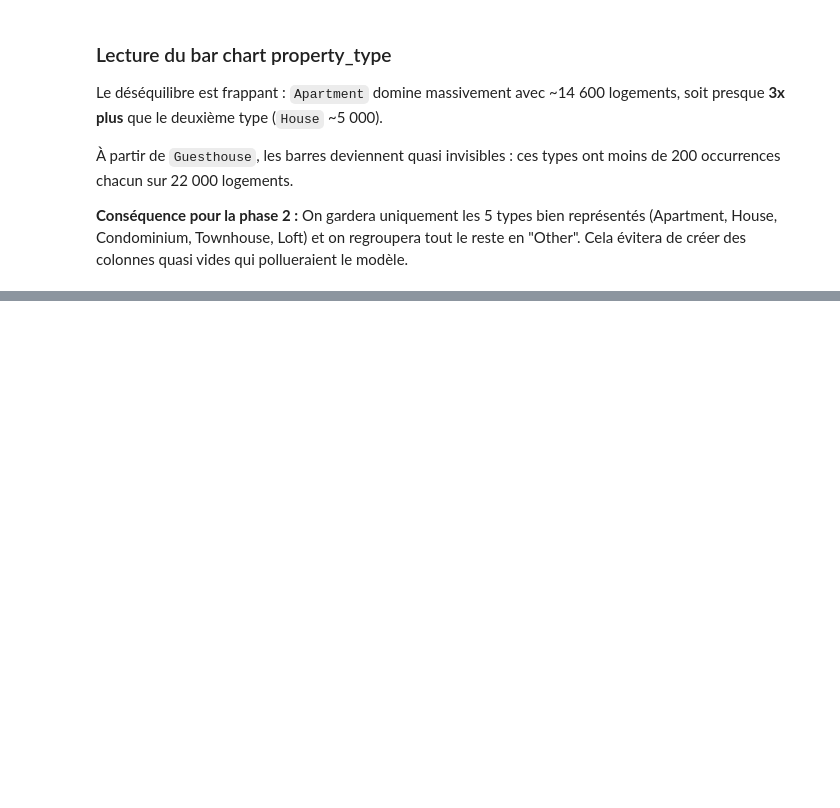
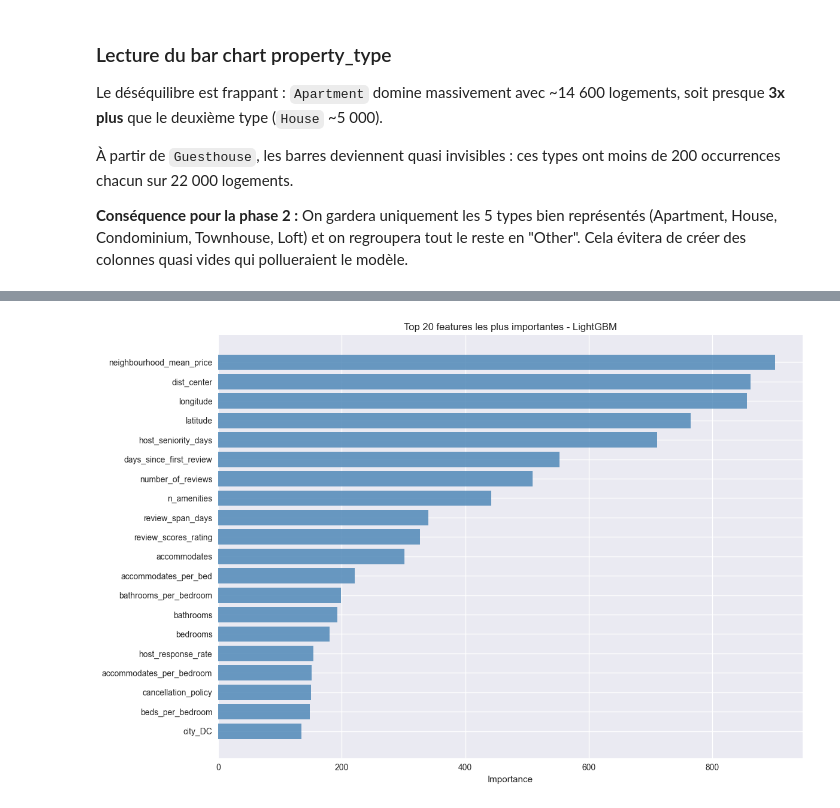
Before and after one commit to GingaShift/airbnb-price-oracle, a Jupyter notebook: notebooks/airbnb_price_oracle.ipynb, the cells around one changed output, grey strips where cells are left out. Saved outputs shown, nothing was run; the diff lists cells and outputs as text; code cells hidden in the pictures; blank space fills up the shorter version.

```diff
--- a/notebooks/airbnb_price_oracle.ipynb
+++ b/notebooks/airbnb_price_oracle.ipynb
@@ -1178,21 +1435,23 @@ residuals_available = True
 # %%
 # Les 20 features les plus importantes
 feature_importance = pd.DataFrame({
     'feature'   : X.columns,
     'importance': best_lgbm.feature_importances_
 }).sort_values('importance', ascending=False).head(20)
 
 fig, ax = plt.subplots(figsize=(12, 8))
 bars = ax.barh(feature_importance['feature'],
                feature_importance['importance'],
                color='steelblue', alpha=0.8)
-ax.set_title('Top 20 features les plus importantes — LightGBM')
+ax.set_title('Top 20 features les plus importantes - LightGBM')
 ax.set_xlabel('Importance')
 ax.invert_yaxis()
 
 plt.tight_layout()
 plt.savefig('../outputs/feature_importance.png', dpi=150, bbox_inches='tight')
 plt.show()
+# %% [output]
+[figure, added]
 # %%
 # Résidus = différence entre valeur réelle et prédiction
 residuals = y_val - y_pred_best
```
Also changed, not shown: parts of 73 cells of this notebook, 1 other file.
